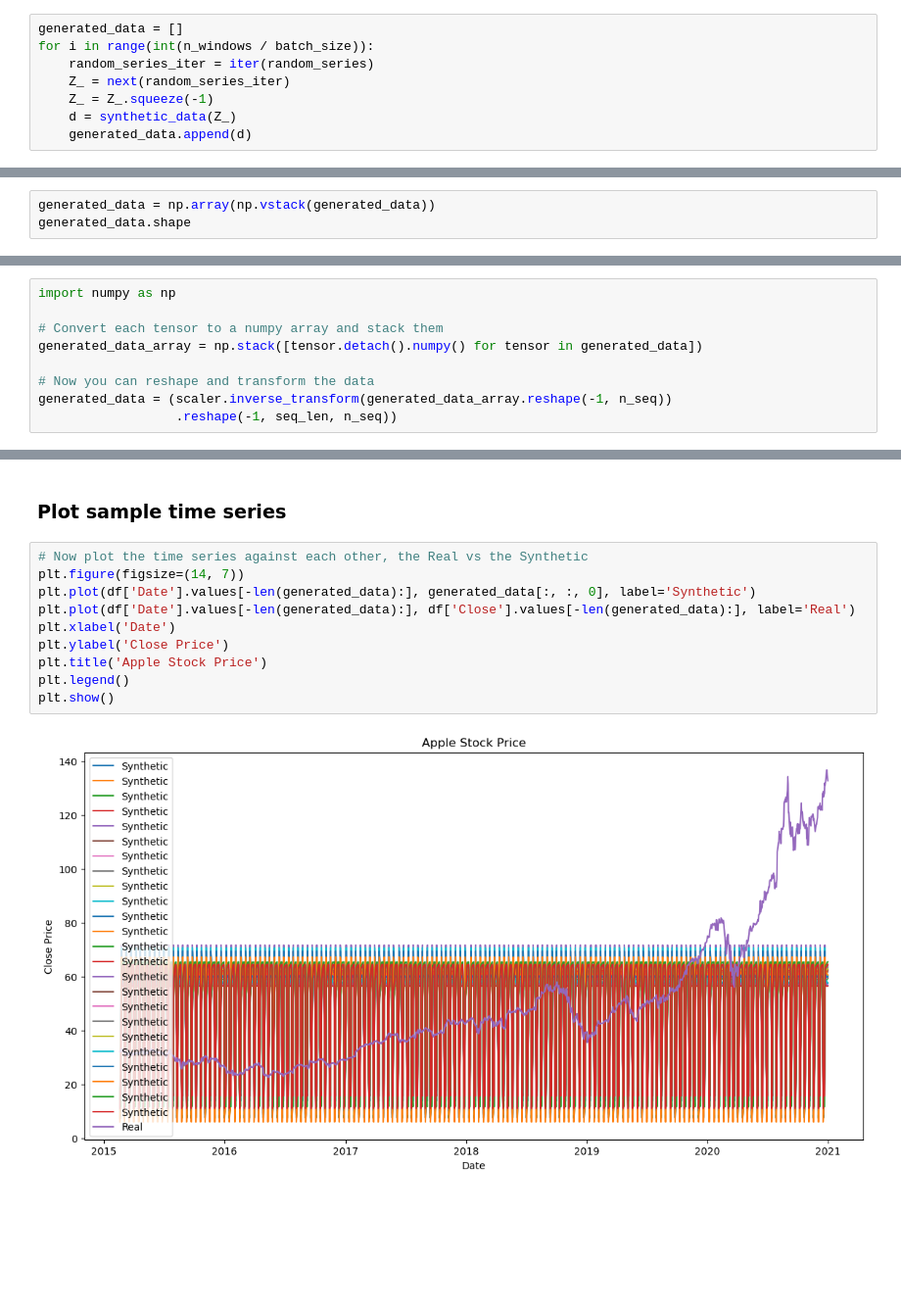
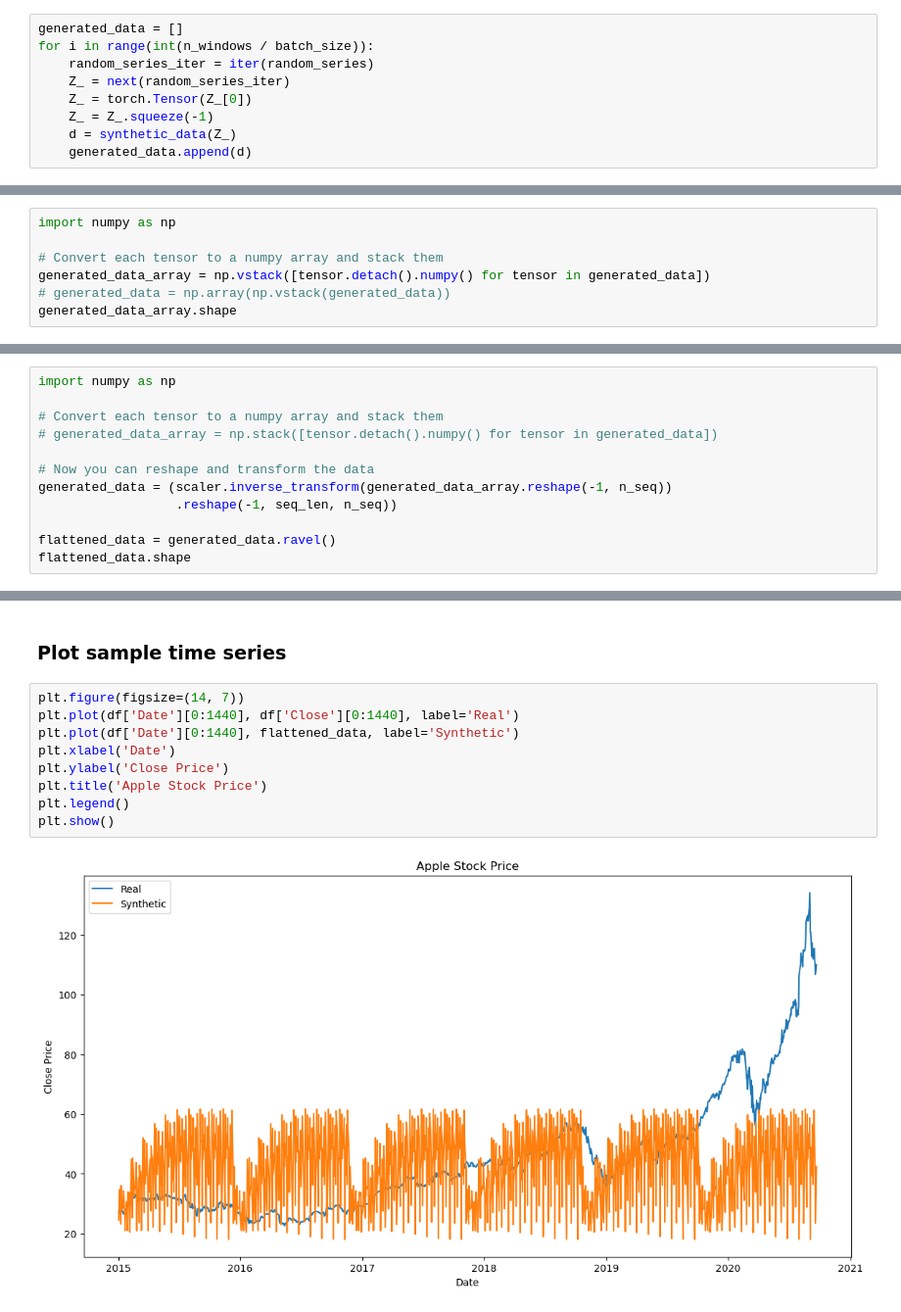
Before and after one commit to philbeliveau/GAN, a Jupyter notebook: Time_GAN Implementation.ipynb, the cells around one changed output, grey strips where cells are left out. Shown at 98% size. Cells and saved outputs as stored; diff of their text form; blank space fills up the shorter version.

```diff
--- a/Time_GAN Implementation.ipynb
+++ b/Time_GAN Implementation.ipynb
@@ -868,6 +875,7 @@ generated_data = []
 for i in range(int(n_windows / batch_size)):
     random_series_iter = iter(random_series)
     Z_ = next(random_series_iter)
+    Z_ = torch.Tensor(Z_[0])
     Z_ = Z_.squeeze(-1)
     d = synthetic_data(Z_)
     generated_data.append(d)
@@ -894,3 +881,0 @@ generated_data
-# %%
-generated_data = np.array(np.vstack(generated_data))
-generated_data.shape
@@ -898,0 +882,7 @@ RuntimeError: Can't call numpy() on Tensor that requires grad. Use tensor.detach
+# %%
+import numpy as np
+
+# Convert each tensor to a numpy array and stack them
+generated_data_array = np.vstack([tensor.detach().numpy() for tensor in generated_data])
+# generated_data = np.array(np.vstack(generated_data))
+generated_data_array.shape
@@ -912,8 +897,11 @@ AttributeError: 'list' object has no attribute 'reshape'
 import numpy as np
 
 # Convert each tensor to a numpy array and stack them
-generated_data_array = np.stack([tensor.detach().numpy() for tensor in generated_data])
+# generated_data_array = np.stack([tensor.detach().numpy() for tensor in generated_data])
 
 # Now you can reshape and transform the data
 generated_data = (scaler.inverse_transform(generated_data_array.reshape(-1, n_seq))
                   .reshape(-1, seq_len, n_seq))
+
+flattened_data = generated_data.ravel()
+flattened_data.shape
@@ -941,14 +931,13 @@ Predictive Score: for a quantitative measure of usefulness, we can compare the t
 # %% [markdown]
 ### Plot sample time series
 # %%
-# Now plot the time series against each other, the Real vs the Synthetic
 plt.figure(figsize=(14, 7))
-plt.plot(df['Date'].values[-len(generated_data):], generated_data[:, :, 0], label='Synthetic')
-plt.plot(df['Date'].values[-len(generated_data):], df['Close'].values[-len(generated_data):], label='Real')
+plt.plot(df['Date'][0:1440], df['Close'][0:1440], label='Real')
+plt.plot(df['Date'][0:1440], flattened_data, label='Synthetic')
 plt.xlabel('Date')
 plt.ylabel('Close Price')
 plt.title('Apple Stock Price')
 plt.legend()
 plt.show()
 # %% [output]
-[figure, old version]
+[figure, new version]
```
Also changed, not shown: parts of 28 cells of this notebook, 18 other files.
